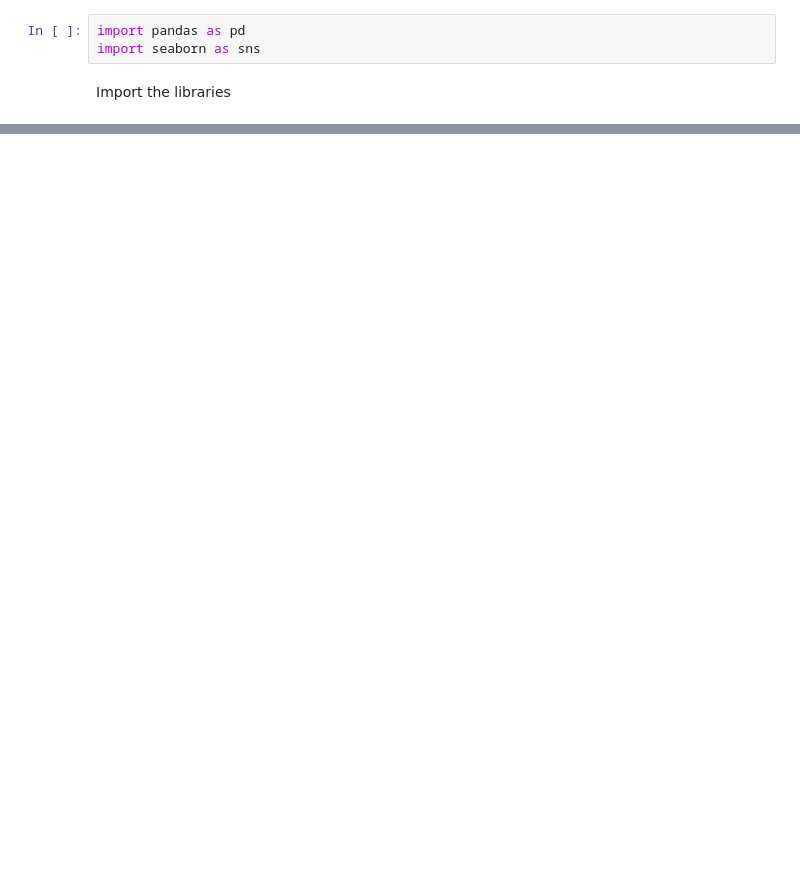
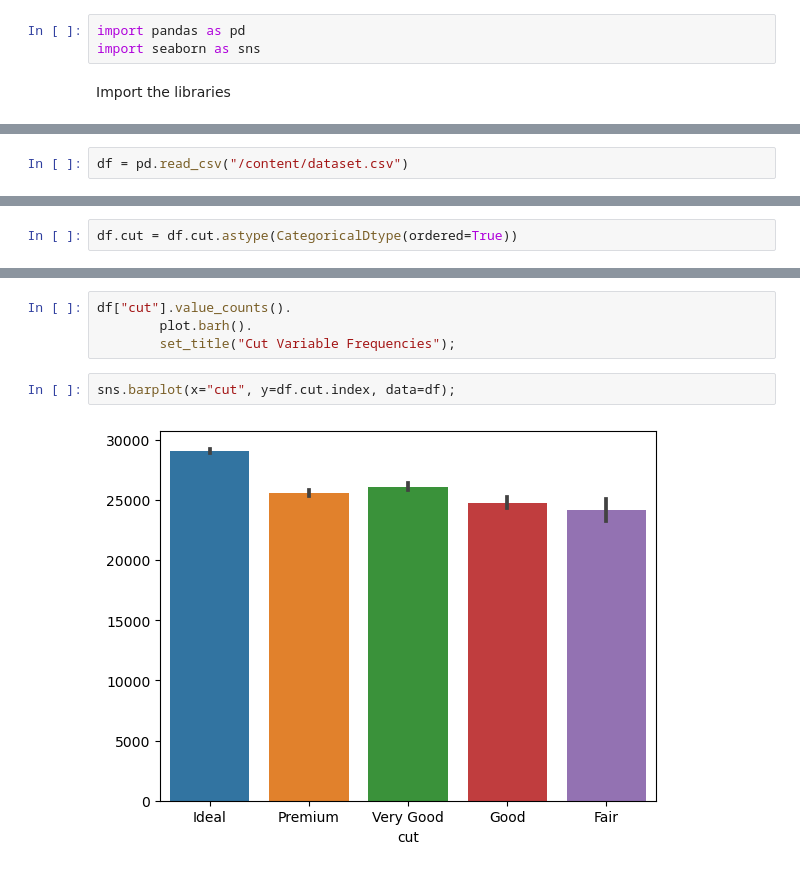
Before and after one commit to Mu5enna/Top1000TwitchStreamer_DataAnalysis, a Jupyter notebook: analysis.ipynb, the cells around one changed output, grey strips where cells are left out. Cells and saved outputs as stored; diff of their text form; blank space fills up the shorter version.

```diff
--- a/analysis.ipynb
+++ b/analysis.ipynb
@@ -22,0 +168,2 @@ df
+# %%
+df = pd.read_csv("/content/dataset.csv")
@@ -22,0 +223,2 @@ df
+# %%
+df.cut = df.cut.astype(CategoricalDtype(ordered=True))
@@ -22,0 +271,8 @@ df
+# %%
+df["cut"].value_counts().
+        plot.barh().
+        set_title("Cut Variable Frequencies");
+# %%
+sns.barplot(x="cut", y=df.cut.index, data=df);
+# %% [output]
+[figure, added]
```
Also changed, not shown: parts of 28 cells of this notebook.
